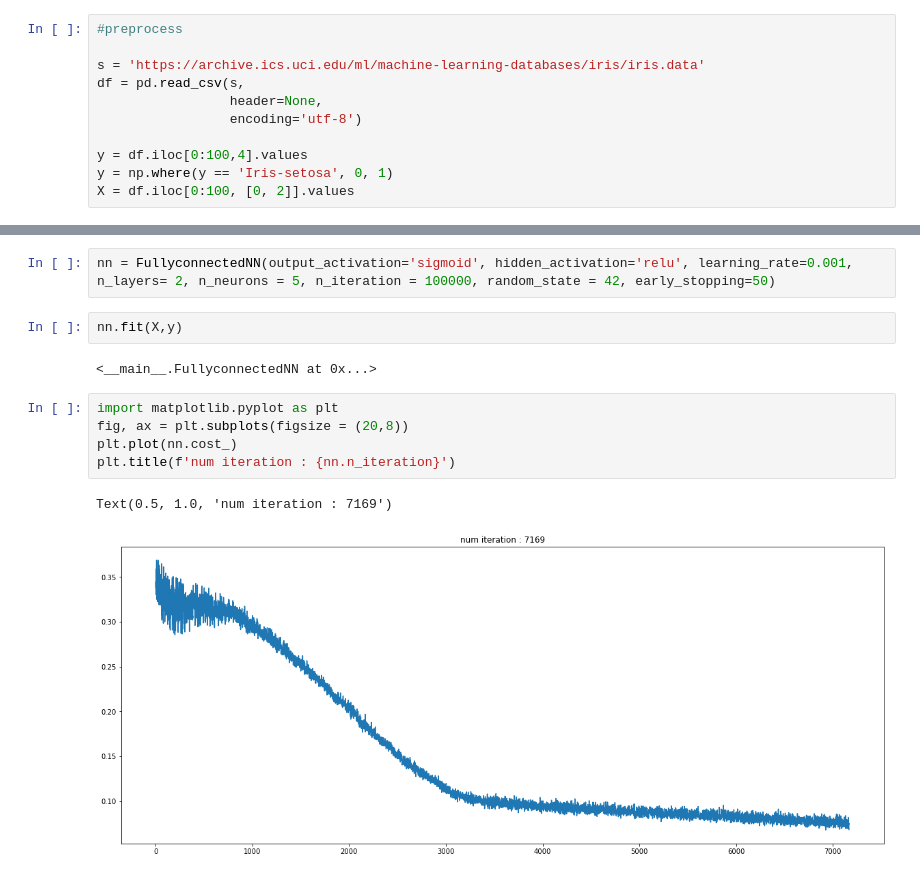
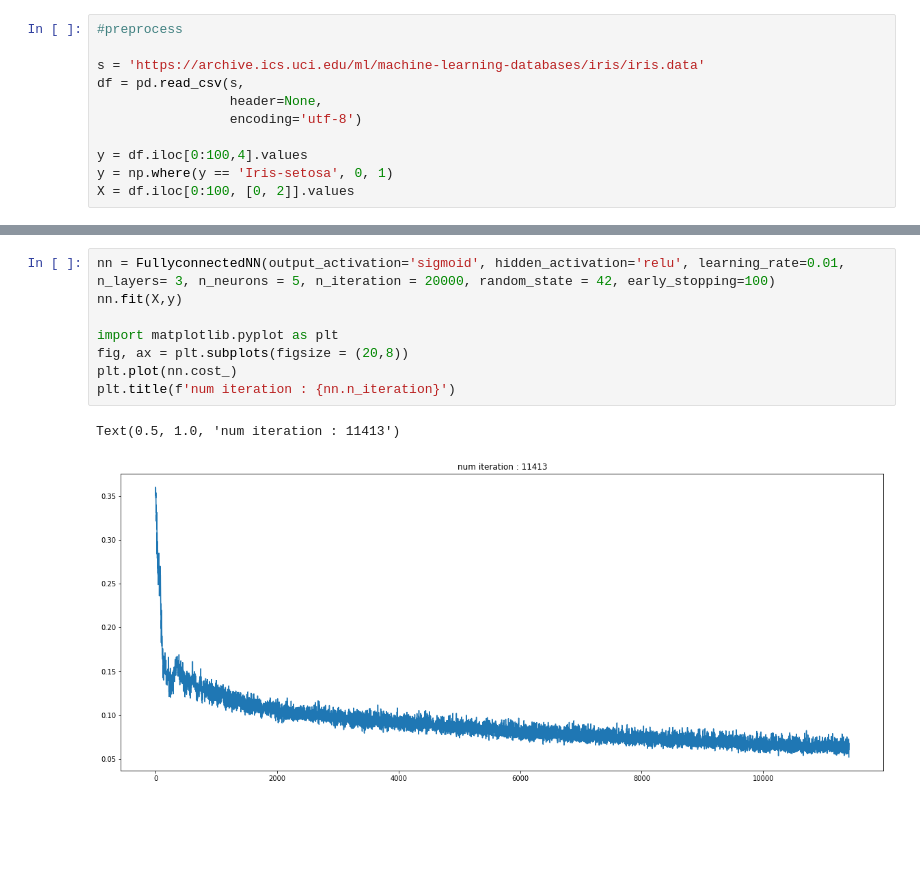
Before and after one commit to dslisleedh/from_scratch, a Jupyter notebook: NeuralNet/FeedforwardNN.ipynb, the cells around one changed output, grey strips where cells are left out. Saved outputs shown, nothing was run; the diff lists cells and outputs as text; blank space fills up the shorter version.

```diff
--- a/NeuralNet/FeedforwardNN.ipynb
+++ b/NeuralNet/FeedforwardNN.ipynb
@@ -222,16 +270,13 @@ class FullyconnectedNN(object):
         self._o_prime.append(output_activation_prime(o_))
         return output_activation(o_)
 # %%
-nn = FullyconnectedNN(output_activation='sigmoid', hidden_activation='relu', learning_rate=0.001, n_layers= 2, n_neurons = 5, n_iteration = 100000, random_state = 42, early_stopping=50)
+nn = FullyconnectedNN(output_activation='sigmoid', hidden_activation='relu', learning_rate=0.01, n_layers= 3, n_neurons = 5, n_iteration = 20000, random_state = 42, early_stopping=100)
+nn.fit(X,y)
+
+import matplotlib.pyplot as plt
+fig, ax = plt.subplots(figsize = (20,8))
+plt.plot(nn.cost_)
+plt.title(f'num iteration : {nn.n_iteration}')
+# %% [output]
+Text(0.5, 1.0, 'num iteration : 11413')
+[figure, added]
-# %%
-nn.fit(X,y)
-# %% [output]
-<__main__.FullyconnectedNN at 0x...>
-# %%
-import matplotlib.pyplot as plt
-fig, ax = plt.subplots(figsize = (20,8))
-plt.plot(nn.cost_)
-plt.title(f'num iteration : {nn.n_iteration}')
-# %% [output]
-Text(0.5, 1.0, 'num iteration : 7169')
-[figure, removed]
```
Also changed, not shown: parts of 3 cells of this notebook.
